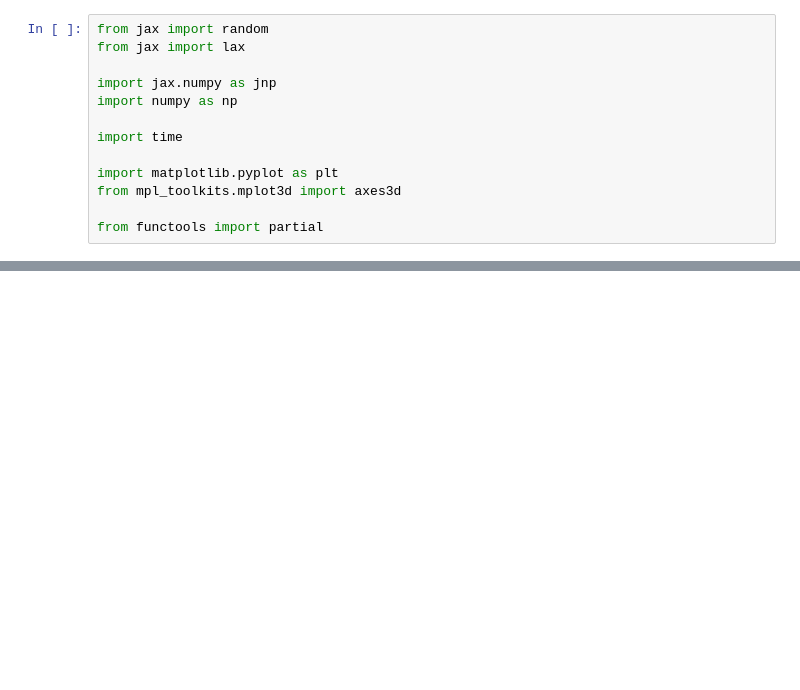
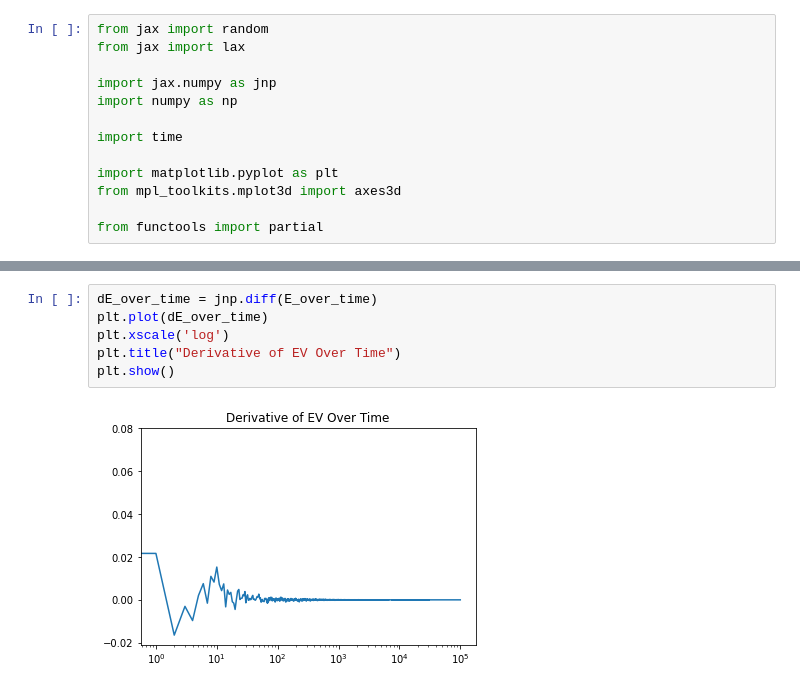
Before and after one commit to AmandinChyba/Project1-Fields-2022, a Jupyter notebook: Laplace_On_Disc/LaplaceOnDisc.ipynb, the cells around one changed output, grey strips where cells are left out. Cells and saved outputs as stored; diff of their text form; blank space fills up the shorter version.

```diff
--- a/Laplace_On_Disc/LaplaceOnDisc.ipynb
+++ b/Laplace_On_Disc/LaplaceOnDisc.ipynb
@@ -45,2 +109,10 @@ def solve_at_point(g, k, r, theta, batches, t, key):
+# %%
+dE_over_time = jnp.diff(E_over_time)
+plt.plot(dE_over_time)
+plt.xscale('log')
+plt.title("Derivative of EV Over Time")
+plt.show()
+# %% [output]
+[figure, added]
 # %%
 %%time
```
Also changed, not shown: parts of 8 cells of this notebook.
